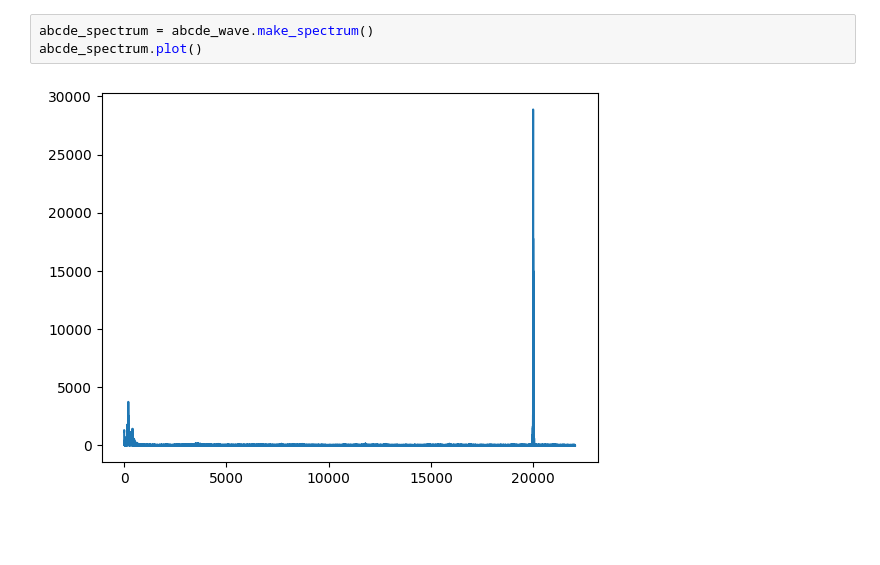
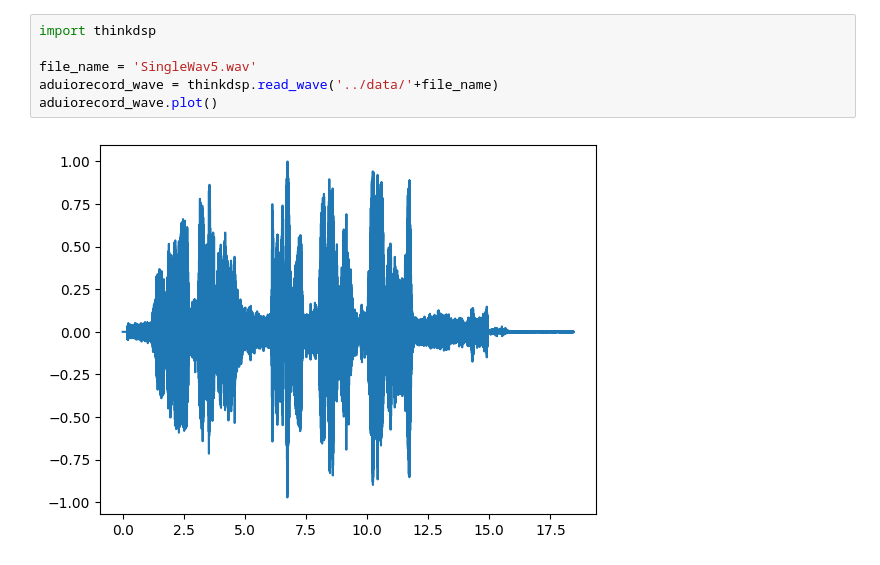
Before and after one commit to xjhhdyl/Alcohol_detection, a Jupyter notebook: code/aduio.ipynb, the cells around one changed output. Cells and saved outputs as stored; diff of their text form; blank space fills up the shorter version.

```diff
--- a/code/aduio.ipynb
+++ b/code/aduio.ipynb
@@ -11,5 +1,8 @@ Writing ../data/getWav20.wav
-# %%
-abcde_spectrum = abcde_wave.make_spectrum()
-abcde_spectrum.plot()
-# %% [output]
-[figure, removed]
+# %%
+import thinkdsp
+
+file_name = 'SingleWav5.wav'
+aduiorecord_wave = thinkdsp.read_wave('../data/'+file_name)
+aduiorecord_wave.plot()
+# %% [output]
+[figure, added]
```
Also changed, not shown: parts of 4 cells of this notebook, 42 other files.
